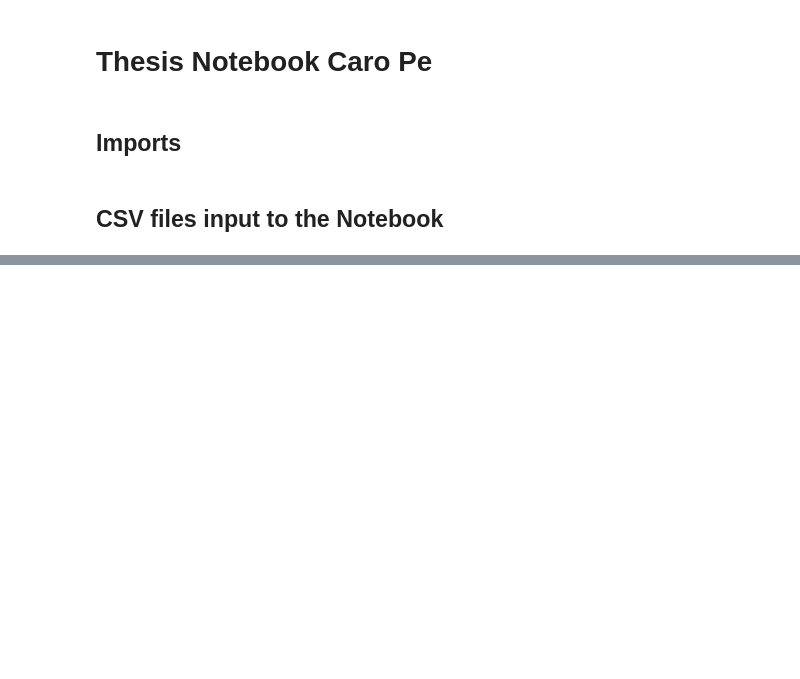
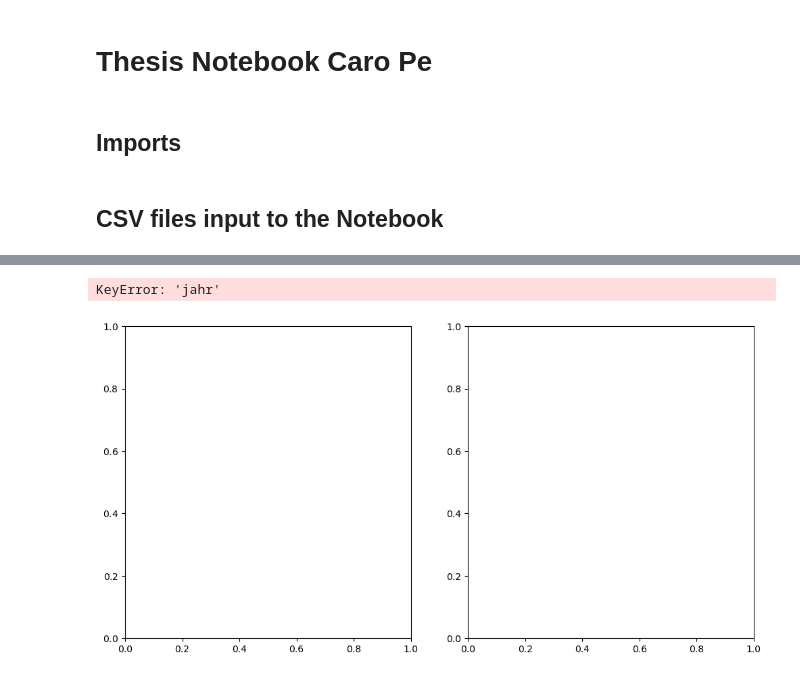
Before and after one commit to caropaezBSH/CaroPeThesis, a Jupyter notebook: Stuttgart_Notebook.ipynb, the cells around one changed output, grey strips where cells are left out. Cells and saved outputs as stored; diff of their text form; code cells hidden in the pictures; blank space fills up the shorter version.

```diff
--- a/Stuttgart_Notebook.ipynb
+++ b/Stuttgart_Notebook.ipynb
@@ -425,0 +78,36 @@ print(df_yearly_total)
+# %%
+# Now I want to visualize the street count trend separately
+
+fig, axs = plt.subplots(1, 2, figsize=(12,6))
+
+# Change y-axis tick format
+axs[0].yaxis.set_major_formatter(ScalarFormatter(useMathText=True))
+axs[0].ticklabel_format(style='plain', axis='y')  # Ensure plain formatting
+
+df_stuttgart[['spring_street_1', 'summer_street_1', 'fall_street_1', 'winter_street_1']].plot(ax=axs[0], kind='bar', stacked=True, color=['#e97c6b','#00a78d','#1c352d','#c2a1b5'])
+axs[0].set_title('Street 1')
+axs[0].set_ylabel('Total Bikes')
+axs[0].set_xlabel('Year')
+axs[0].set_ylim(0,1450000)
+
+# Plot for street 2
+
+# Change y-axis tick format
+axs[1].yaxis.set_major_formatter(ScalarFormatter(useMathText=True))
+axs[1].ticklabel_format(style='plain', axis='y')  # Ensure plain formatting
+
+df_stuttgart[['spring_street_2', 'summer_street_2', 'fall_street_2', 'winter_street_2']].plot(ax=axs[1], kind='bar', stacked=True, color=['#e97c6b','#00a78d','#1c352d','#c2a1b5'])
+axs[1].set_title('Street 2')
+axs[1].set_ylabel('Total Bikes')
+axs[1].set_xlabel('Year')
+axs[1].set_ylim(0,1450000)
+
+
+# Adjust layout
+plt.tight_layout()
+
+# Show plot
+plt.show()
+# %% [output]
+KeyError: 'jahr'
+[figure, added]
```
Also changed, not shown: parts of 20 cells of this notebook.
